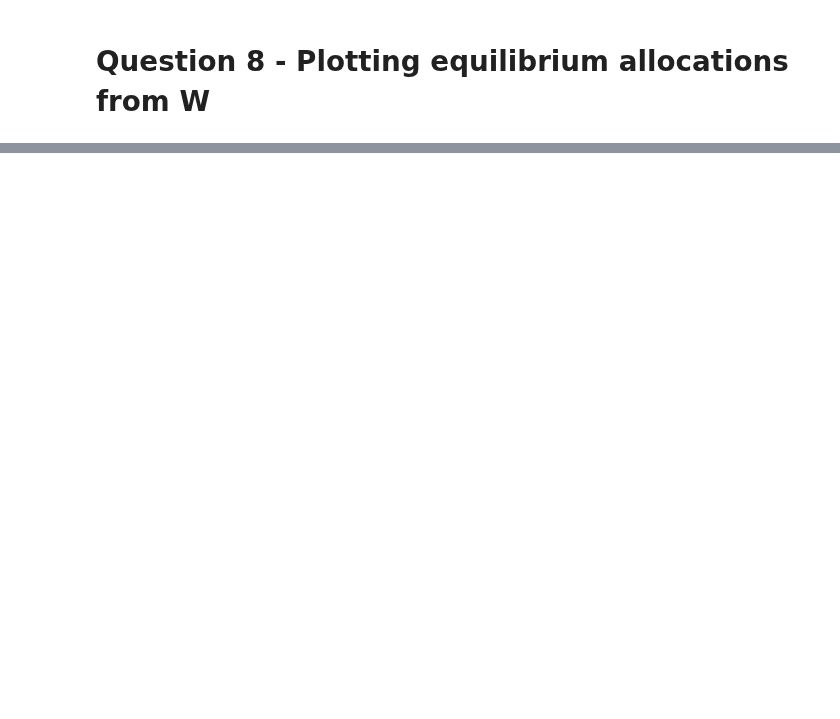
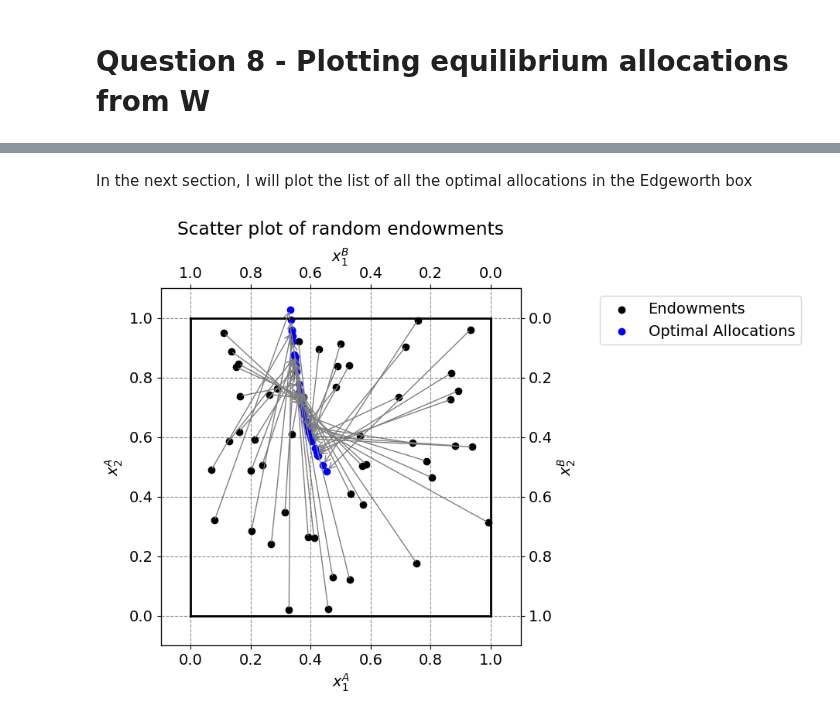
Before and after one commit to NumEconCopenhagen/projects-2024-kt, a Jupyter notebook: inauguralproject/inauguralproject.ipynb, the cells around one changed output, grey strips where cells are left out. Saved outputs shown, nothing was run; the diff lists cells and outputs as text; code cells hidden in the pictures; blank space fills up the shorter version.

```diff
--- a/inauguralproject/inauguralproject.ipynb
+++ b/inauguralproject/inauguralproject.ipynb
@@ -509,0 +515,45 @@ No artists with labels found to put in legend.  Note that artists whose label st
+# %% [markdown]
+In the next section, I will plot the list of all the optimal allocations in the Edgeworth box
+# %%
+# a. total endowment
+w1bar = 1.0
+w2bar = 1.0
+
+# b. figure set up
+fig = plt.figure(frameon=False,figsize=(6,6), dpi=100)
+ax_A = fig.add_subplot(1, 1, 1)
+
+ax_A.set_xlabel("$x_1^A$")
+ax_A.set_ylabel("$x_2^A$")
+
+temp = ax_A.twinx()
+temp.set_ylabel("$x_2^B$")
+ax_B = temp.twiny()
+ax_B.set_xlabel("$x_1^B$")
+ax_B.invert_xaxis()
+ax_B.invert_yaxis()
+
+# Plotting random draws
+ax_A.scatter([omega[0] for omega in W], [omega[1] for omega in W], label='Endowments', color='black')
+ax_A.scatter([opt[0] for opt in random_opt_allo], [opt[1] for opt in random_opt_allo], label='Optimal Allocations', color='blue')
+
+# Adding arrows from each random endowment set to corresponding optimal allocation set
+for i in range(len(W)):
+    ax_A.annotate('', xy=(random_opt_allo[i][0], random_opt_allo[i][1]), xytext=(W[i][0], W[i][1]),
+                   arrowprops=dict(arrowstyle='->', color='gray', linestyle='-', linewidth=1))
+
+# limits
+ax_A.plot([0,w1bar],[0,0],lw=2,color='black')
+ax_A.plot([0,w1bar],[w2bar,w2bar],lw=2,color='black')
+ax_A.plot([0,0],[0,w2bar],lw=2,color='black')
+ax_A.plot([w1bar,w1bar],[0,w2bar],lw=2,color='black')
+
+ax_A.set_xlim([-0.1, w1bar + 0.1])
+ax_A.set_ylim([-0.1, w2bar + 0.1])
+ax_B.set_xlim([w1bar + 0.1, -0.1])
+ax_B.set_ylim([w2bar + 0.1, -0.1])
+
+plt.title('Scatter plot of random endowments', pad = 50)
+ax_A.legend(frameon=True,loc='upper right', bbox_to_anchor=(1.8,1.0));
+# %% [output]
+[figure, added]
```
Also changed, not shown: parts of 4 cells of this notebook, 1 other file.
